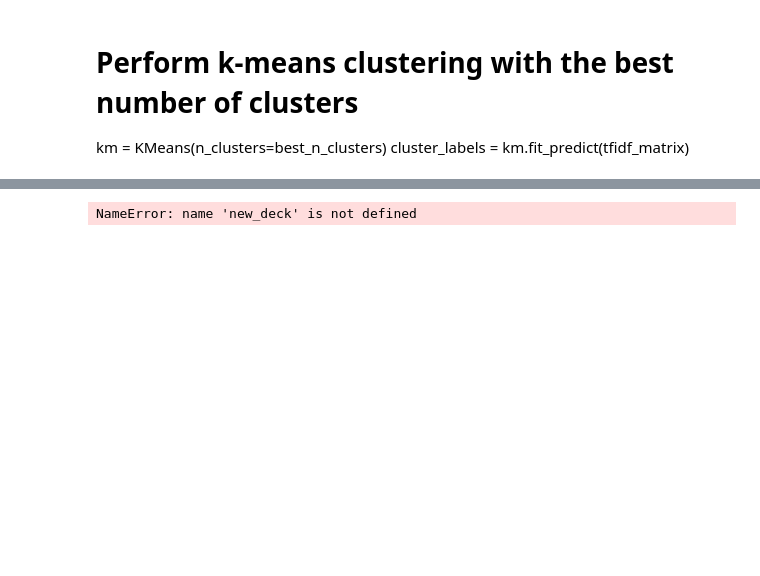
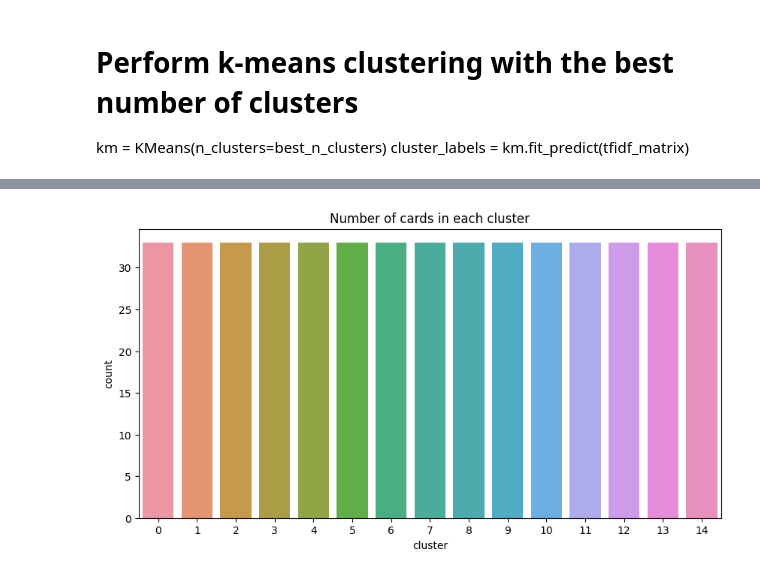
Before and after one commit to grahamwaters/Mimikers, a Jupyter notebook: balancing_the_deck.ipynb, the cells around one changed output, grey strips where cells are left out. Saved outputs shown, nothing was run; the diff lists cells and outputs as text; code cells hidden in the pictures; blank space fills up the shorter version.

```diff
--- a/balancing_the_deck.ipynb
+++ b/balancing_the_deck.ipynb
@@ -253,22 +253,23 @@ def balance_the_deck_by_cluster(deck_df):
     # Create a new list to store the new deck of cards
     new_deck = []
     # Randomly sample the cards from each cluster
-    for cluster in range(10):
+    for cluster in range(number_of_clusters):
         new_deck.extend(random.sample(list(df[df["cluster"] == cluster].to_dict("records")), min_cluster_size))
     return new_deck # Return the new deck of cards
 # %%
 # show the distribution of the new deck (clusters)
 # visualize the clusters
 import matplotlib.pyplot as plt
 import seaborn as sns
 %matplotlib inline
+new_deck = balance_the_deck_by_cluster(df)
 new_deck = pd.DataFrame(new_deck)
 plt.figure(figsize=(10, 5))
 sns.countplot(x="cluster", data=new_deck)
 plt.title("Number of cards in each cluster")
 plt.show()
 # %% [output]
-NameError: name 'new_deck' is not defined
+[figure, added]
 # %%
 # Get the cluster labels for each card
 cluster_labels = km.labels_
```
Also changed, not shown: parts of 9 cells of this notebook, 1 other file.
